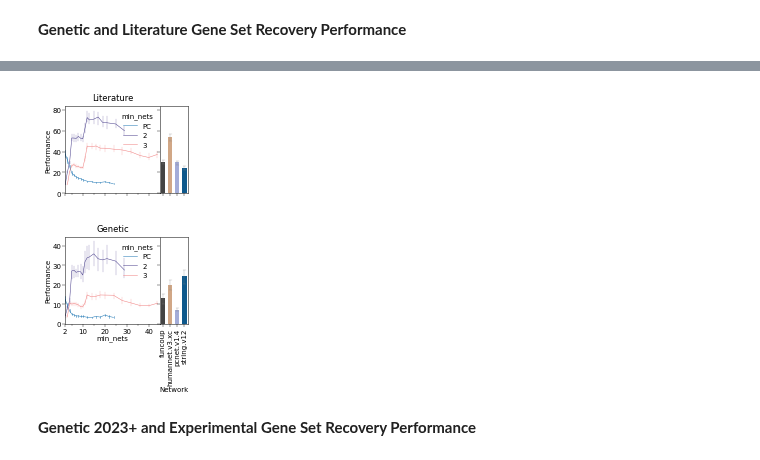
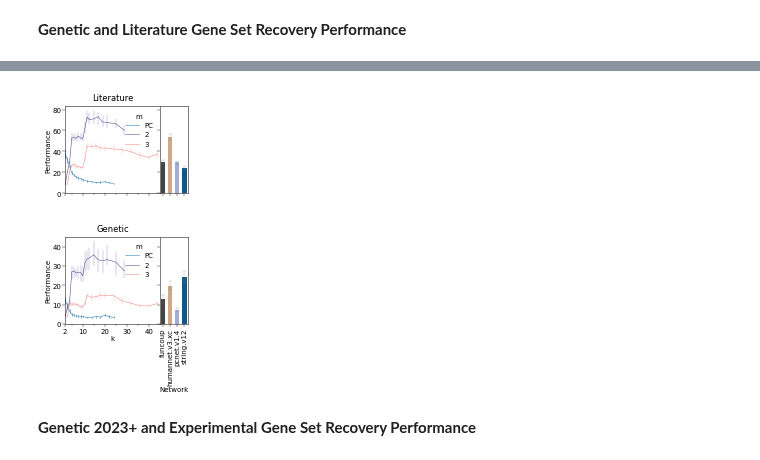
Before and after one commit to sarah-n-wright/Network_Evaluation_Tools, a Jupyter notebook: StateOfTheInteractomes_Notebooks/4_Composite_networks.ipynb, the cells around one changed output, grey strips where cells are left out. Saved outputs shown, nothing was run; the diff lists cells and outputs as text; code cells hidden in the pictures.

Commit message:
Clean up Notebook 4

```diff
--- a/StateOfTheInteractomes_Notebooks/4_Composite_networks.ipynb
+++ b/StateOfTheInteractomes_Notebooks/4_Composite_networks.ipynb
@@ -161,7 +161,10 @@ sns.barplot(example_df[example_df.CompositeType!='Global'], x='Min Supporting ne
 ## Fig 4B - performance of series of global and ranked composite networks
 # %%
 # Load the precomputed results
-performance_df = pd.read_csv(os.path.join(gitdir, 'StateOfTheInteractomes_Notebooks/Data/Fig4B_performance_results.csv'))
+
+composite_df = pd.read_csv(os.path.join(gitdir, 'StateOfTheInteractomes_Notebooks/Data/DatasetEV2_composites.txt'), sep='\t')
+# %%
+performance_df = composite_df[composite_df['Group']=='ALL']
 # %%
 # Identify the constructed composites from the comparison networks
 comparison_results = performance_df[performance_df['Comparator']]
@@ -171,31 +195,35 @@ performance_df = performance_df[~performance_df['Comparator']]
 # %%
 genesets = ['Literature', 'Genetic', 'Genetic 2023+', 'Experimental']
 _, [[ax3, ax3a], [ax5, ax5a]] = plt.subplots(nrows=2, ncols=2, figsize=(2.2, 4),
                 gridspec_kw={'wspace':0, 'hspace':0.5, 'width_ratios':[1, 0.3]}, sharey='row', sharex='col')
 
 
 for i, ax in enumerate([ax3, ax5]):
     # plot the comparison networks
-    a = comparison_results[comparison_results['GeneSet']==genesets[i]].pivot(index='index', columns='Network', values='Performance')
-    sns.barplot(a, estimator='median', ax=[ax3a, ax5a][i],errorbar=('ci', 95),err_kws={'linewidth': 0.25, 'color':'grey'}, capsize=0.4, linewidth=0.5, width=0.6,
+
+    a = comparison_results[comparison_results['GeneSet']==genesets[i]].pivot(index='Disease', columns='Network', values='Performance')
+    sns.barplot(a, estimator='median', ax=[ax3a, ax5a][i],errorbar=('ci', 95),err_kws={'linewidth': 0.25, 'color':'grey'},
+                capsize=0.4, linewidth=0.5, width=0.6,
                 palette=['#444444', '#d1a786','#a3acd8', '#0e588b'], fill=True, saturation=1)#edgecolor='k
     # Plot the Global composite networks
-    sns.lineplot(data=performance_df[(performance_df.method=='PC') & (performance_df.GeneSet==genesets[i])], x='min_nets', y='Performance', hue='method',linewidth=0.5, ax=ax, err_style='bars', err_kws={'linewidth':0.5}, estimator='median')
+    sns.lineplot(data=performance_df[(performance_df.method=='PC') & (performance_df.GeneSet==genesets[i])], x='k',
+                 y='Performance', hue='method',linewidth=0.5, ax=ax, err_style='bars', err_kws={'linewidth':0.5}, estimator='median')
     # Plot the ranked composite networks
     if 'OC' in performance_df.method.unique():
-        sns.lineplot(data=performance_df[(performance_df.method=='OC') & (performance_df.GeneSet==genesets[i])], x='num_nets', y='Performance', hue='min_nets', ax=ax, err_style='bars',
+        sns.lineplot(data=performance_df[(performance_df.method=='OC') & (performance_df.GeneSet==genesets[i])], x='k',
+                     y='Performance', hue='m', ax=ax, err_style='bars',
                     hue_order=[2,3], palette = [ 'darkslateblue', 'lightcoral'], linewidth=0.5, err_kws={'linewidth':0.25}, estimator='median')
     ax.set_title(genesets[i])
     _ = ax.set_xticks([2, 10,20,30,40])
     _ = ax.set_xticks([5, 15,25,35], minor=True)
     ax.set_xlim(2, 45)
 
     [ax3a, ax5a][i].tick_params(axis='x', rotation=90)
 ax3.set_xlabel('')
 ax3a.set_xlabel('')
 plt.savefig(figdir+'4B_composite_performance_1.jpg', dpi=300, bbox_inches='tight')
 # %% [output]
-[figure, old version]
+[figure, new version]
 # %% [markdown]
 **Genetic 2023+ and Experimental Gene Set Recovery Performance**
 # %%
```
Also changed, not shown: parts of 9 cells of this notebook, 4 other files.
